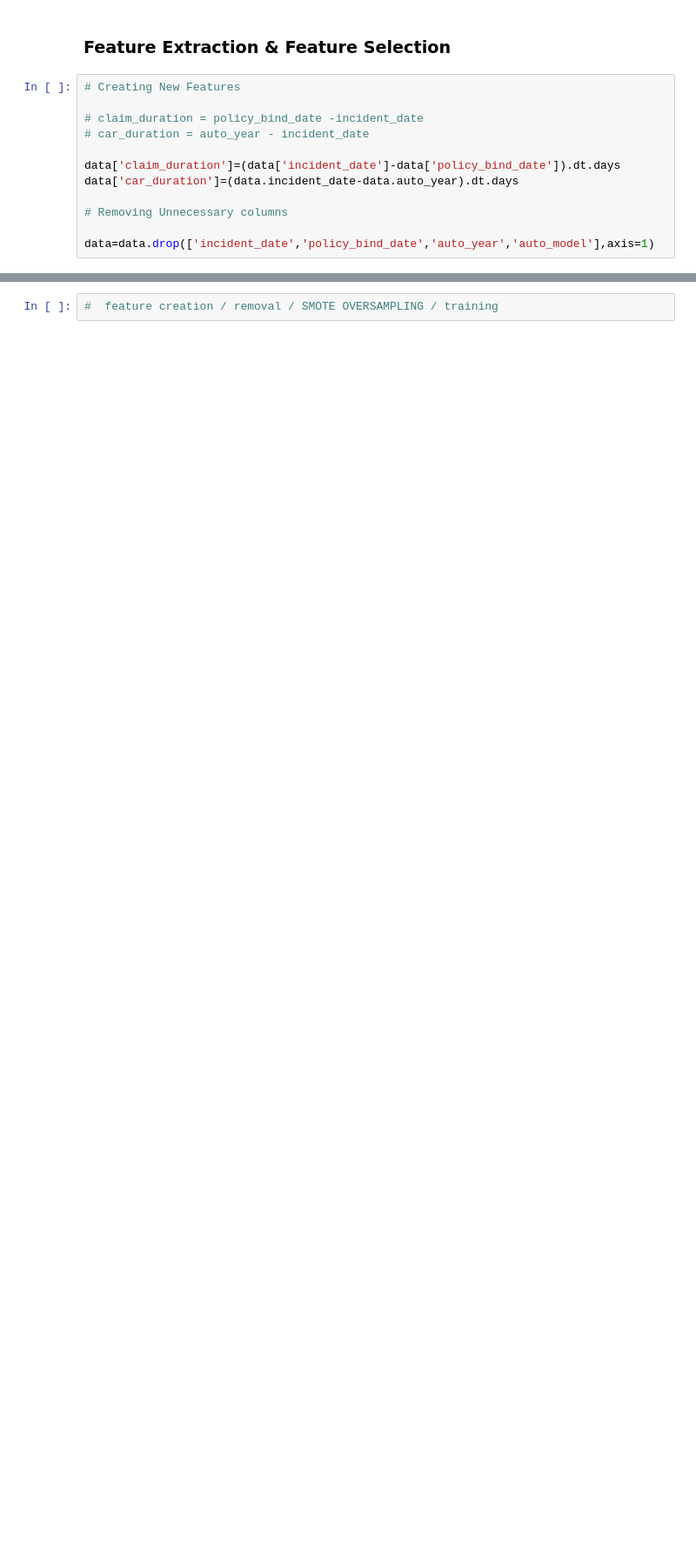
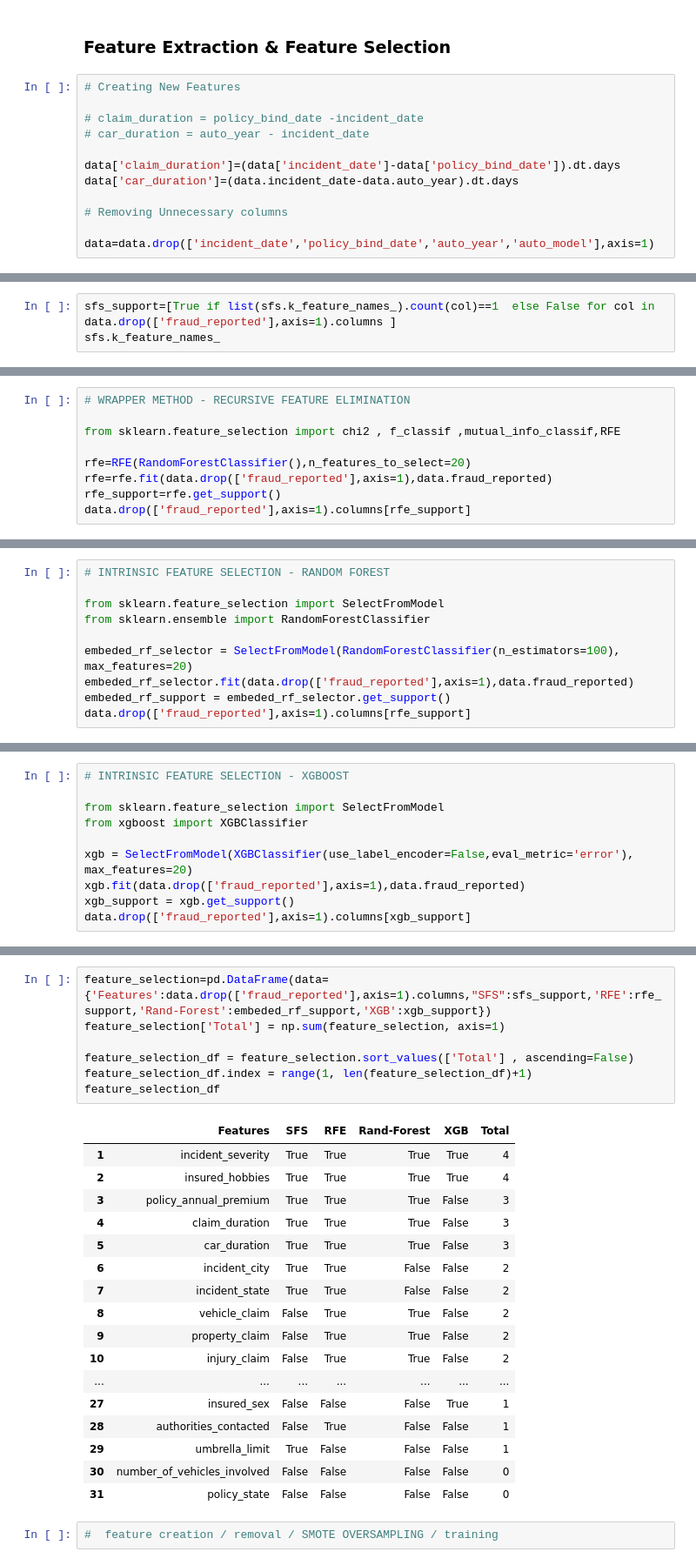
Before and after one commit to Shashank-Sundi/NOTEBOOKS, a Jupyter notebook: INSURANCE-CLAIM-FRAUD.ipynb, the cells around one changed output, grey strips where cells are left out. Shown at 87% size. Cells and saved outputs as stored; diff of their text form; blank space fills up the shorter version.

```diff
--- a/INSURANCE-CLAIM-FRAUD.ipynb
+++ b/INSURANCE-CLAIM-FRAUD.ipynb
@@ -524,0 +561,3 @@ data.head()
+# %%
+sfs_support=[True if list(sfs.k_feature_names_).count(col)==1  else False for col in data.drop(['fraud_reported'],axis=1).columns ]
+sfs.k_feature_names_
@@ -524,0 +585,9 @@ data.head()
+# %%
+# WRAPPER METHOD - RECURSIVE FEATURE ELIMINATION
+
+from sklearn.feature_selection import chi2 , f_classif ,mutual_info_classif,RFE
+
+rfe=RFE(RandomForestClassifier(),n_features_to_select=20)
+rfe=rfe.fit(data.drop(['fraud_reported'],axis=1),data.fraud_reported)
+rfe_support=rfe.get_support()
+data.drop(['fraud_reported'],axis=1).columns[rfe_support]
@@ -524,0 +603,10 @@ data.head()
+# %%
+# INTRINSIC FEATURE SELECTION - RANDOM FOREST
+
+from sklearn.feature_selection import SelectFromModel
+from sklearn.ensemble import RandomForestClassifier
+
+embeded_rf_selector = SelectFromModel(RandomForestClassifier(n_estimators=100), max_features=20)
+embeded_rf_selector.fit(data.drop(['fraud_reported'],axis=1),data.fraud_reported)
+embeded_rf_support = embeded_rf_selector.get_support()
+data.drop(['fraud_reported'],axis=1).columns[rfe_support]
@@ -524,0 +622,10 @@ data.head()
+# %%
+# INTRINSIC FEATURE SELECTION - XGBOOST
+
+from sklearn.feature_selection import SelectFromModel
+from xgboost import XGBClassifier
+
+xgb = SelectFromModel(XGBClassifier(use_label_encoder=False,eval_metric='error'), max_features=20)
+xgb.fit(data.drop(['fraud_reported'],axis=1),data.fraud_reported)
+xgb_support = xgb.get_support()
+data.drop(['fraud_reported'],axis=1).columns[xgb_support]
@@ -525,2 +634,27 @@ data.head()
+# %%
+feature_selection=pd.DataFrame(data={'Features':data.drop(['fraud_reported'],axis=1).columns,"SFS":sfs_support,'RFE':rfe_support,'Rand-Forest':embeded_rf_support,'XGB':xgb_support})
+feature_selection['Total'] = np.sum(feature_selection, axis=1)
+
+feature_selection_df = feature_selection.sort_values(['Total'] , ascending=False)
+feature_selection_df.index = range(1, len(feature_selection_df)+1)
+feature_selection_df
+# %% [output]
+|  | Features | SFS | RFE | Rand-Forest | XGB | Total |
+| 1 | incident_severity | True | True | True | True | 4 |
+| 2 | insured_hobbies | True | True | True | True | 4 |
+| 3 | policy_annual_premium | True | True | True | False | 3 |
+| 4 | claim_duration | True | True | True | False | 3 |
+| 5 | car_duration | True | True | True | False | 3 |
+| 6 | incident_city | True | True | False | False | 2 |
+| 7 | incident_state | True | True | False | False | 2 |
+| 8 | vehicle_claim | False | True | True | False | 2 |
+| 9 | property_claim | False | True | True | False | 2 |
+| 10 | injury_claim | False | True | True | False | 2 |
+| ... | ... | ... | ... | ... | ... | ... |
+| 27 | insured_sex | False | False | False | True | 1 |
+| 28 | authorities_contacted | False | True | False | False | 1 |
+| 29 | umbrella_limit | True | False | False | False | 1 |
+| 30 | number_of_vehicles_involved | False | False | False | False | 0 |
+| 31 | policy_state | False | False | False | False | 0 |
 # %%
 #  feature creation / removal / SMOTE OVERSAMPLING / training
```
Also changed, not shown: parts of 11 cells of this notebook.
